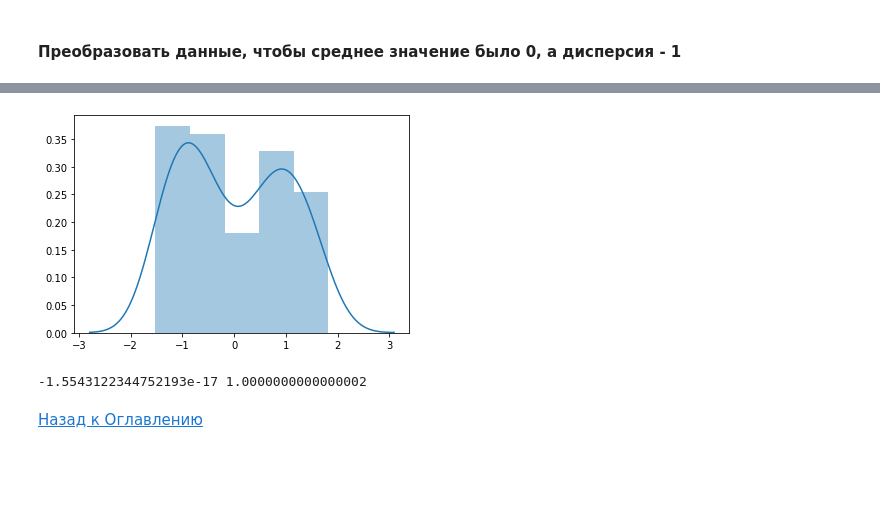
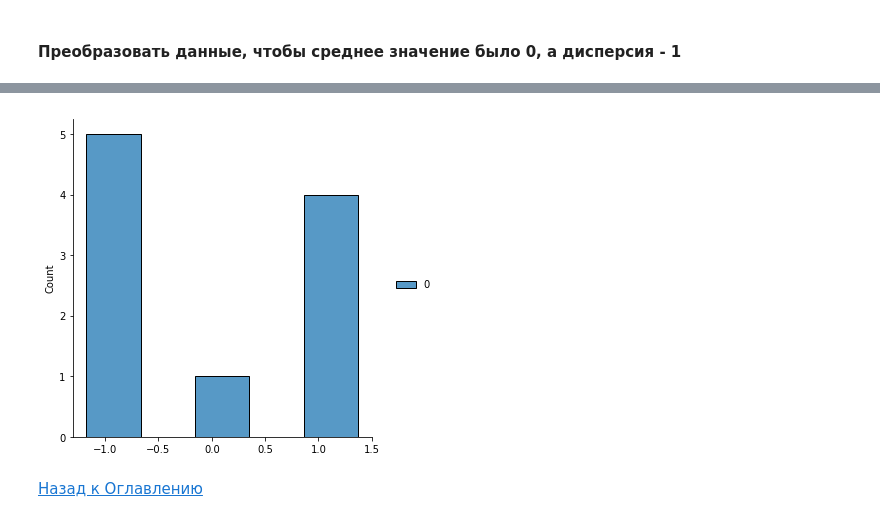
Before and after one commit to yurichernyshov/Data-Science-Course, a Jupyter notebook: lessons/lec-DA-EDA.ipynb, the cells around one changed output, grey strips where cells are left out. Drawn from its saved outputs; the diff is of its cells as text; code cells hidden in the pictures; blank space fills up the shorter version.

```diff
--- a/lessons/lec-DA-EDA.ipynb
+++ b/lessons/lec-DA-EDA.ipynb
@@ -631,7 +704,7 @@ plt.show()
 #### Заменить значения из диапазона (0,100) значениями из диапазона (0,10)
 # %%
 np.random.seed(1)
-a = np.random.randint(1, 101, 100)
+a = np.random.randint(1, 101, 10)
 print(a)
 
 # sklearn.preprocessing.MinMaxScaler()
@@ -671,12 +732,7 @@ plt.bar([i for i in range(len(a))], a_norm_scaled.flatten())
 # %%
-sns_plot = sns.distplot(a_norm_scaled)
-fig = sns_plot.get_figure()
+sns_plot = sns.displot(a_norm_scaled)
 # %% [output]
-[figure, old version]
+[figure, new version]
-# %%
-print(a_norm_scaled.mean(), a_norm_scaled.var())
-# %% [output]
--1.5543122344752193e-17 1.0000000000000002
 # %% [markdown]
 <a href='#toc'>Назад к Оглавлению</a>
 # %% [markdown]
```
Also changed, not shown: parts of 110 cells of this notebook, 3 other files.
